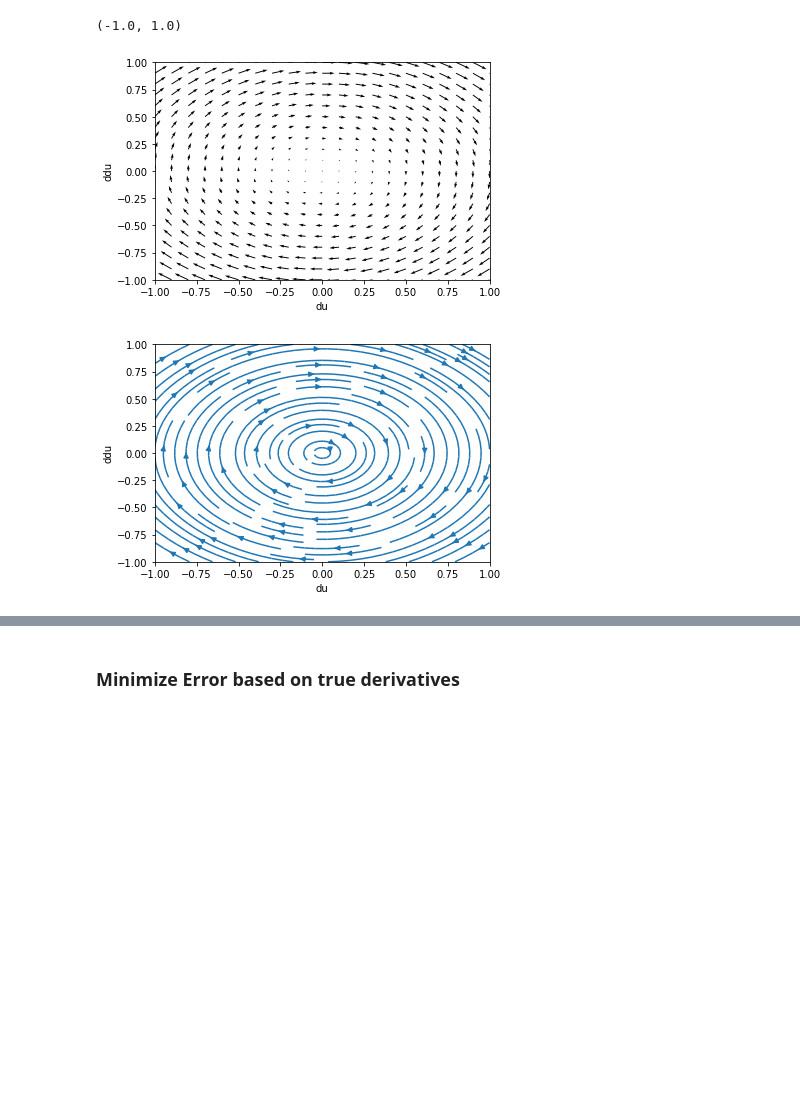
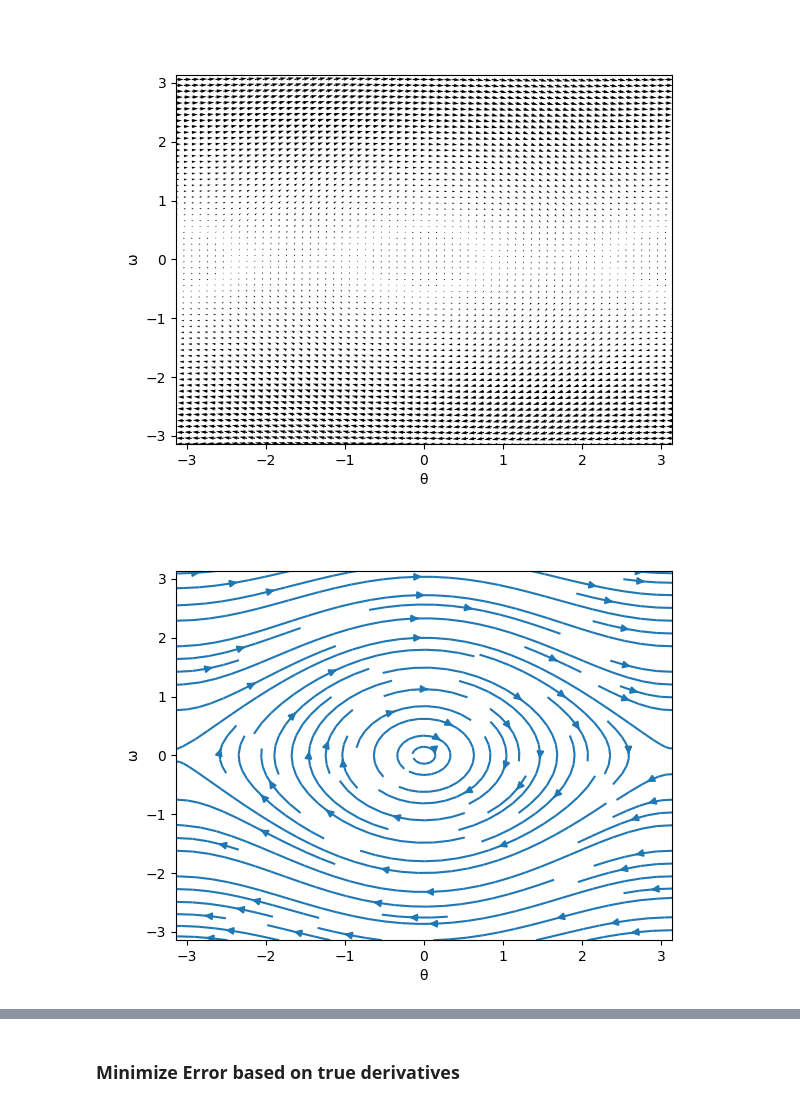
Before and after one commit to clegaard/ml_dynamical_systems_presentation, a Jupyter notebook: odes.ipynb, the cells around one changed output, grey strips where cells are left out. Cells and saved outputs as stored; diff of their text form; code cells hidden in the pictures; blank space fills up the shorter version.

```diff
--- a/odes.ipynb
+++ b/odes.ipynb
@@ -24,0 +30,8 @@ Note that the states of a system do not have to be derivatives of each other, it
+# %%
+def f(y):
+    θ,ω = y
+    dθ = ω # change of angle w.r.t. time is per definition ω
+    dω = -(g/m)*jnp.sin(θ)
+    return dθ, dω
+
+print(f((0.7,0.7)))
@@ -25,36 +47,36 @@ Note that the states of a system do not have to be derivatives of each other, it
 # %%
 m = 1.0 # mass
 g = 1.0 # gravity
 
-x_min = -1.0
-x_max = 1.0
-y_min = -1.0
-y_max = 1.0
-dx = 0.1
-dy = 0.1
+θ_min = -np.pi
+θ_max = np.pi
+ω_min = -np.pi
+ω_max = np.pi
+θ_res = 0.1
+ω_res = 0.1
 
-def f(u, du):
-    ddu = -(g/m)*jnp.sin(u)
-    return du, ddu
+def f(y):
+    θ,ω = y
+    dθ = ω
+    dω = -(g/m)*jnp.sin(θ)
+    return dθ, dω
 
-x, y = np.meshgrid(np.arange(x_min,x_max+dx,dx), np.arange(y_min, y_max+dy,dy))
-du,ddu = f(x,y)
+θ, ω = np.meshgrid(np.arange(θ_min,θ_max+θ_res,θ_res), np.arange(ω_min, ω_max+ω_res,ω_res))
+dθ, dω = f((θ, ω))
 
 fig, ax = plt.subplots()
-plt.quiver(x,y,du,ddu, scale_units="xy",angles="xy")
-plt.xlabel("du")
-plt.ylabel("ddu")
-ax.set_xlim(x_min,x_max)
-ax.set_ylim(y_min,y_max)
-
+plt.quiver(θ,ω, dθ, dω, scale_units="xy",angles="xy")
+plt.xlabel("θ")
+plt.ylabel("ω")
+ax.set_xlim(θ_min,θ_max)
+ax.set_ylim(ω_min,ω_max)
 
 fig, ax = plt.subplots()
-plt.streamplot(x,y,du,ddu)
-plt.xlabel("du")
-plt.ylabel("ddu")
-ax.set_xlim(x_min,x_max)
-ax.set_ylim(y_min,y_max)
+plt.streamplot(θ,ω, dθ, dω)
+plt.xlabel("θ")
+plt.ylabel("ω")
+ax.set_xlim(θ_min,θ_max)
+ax.set_ylim(ω_min,ω_max);
 # %% [output]
-(-1.0, 1.0)
-[figure, old version]
+[figure, new version]
-[figure, old version]
+[figure, new version]
```
Also changed, not shown: parts of 30 cells of this notebook, 3 other files.
